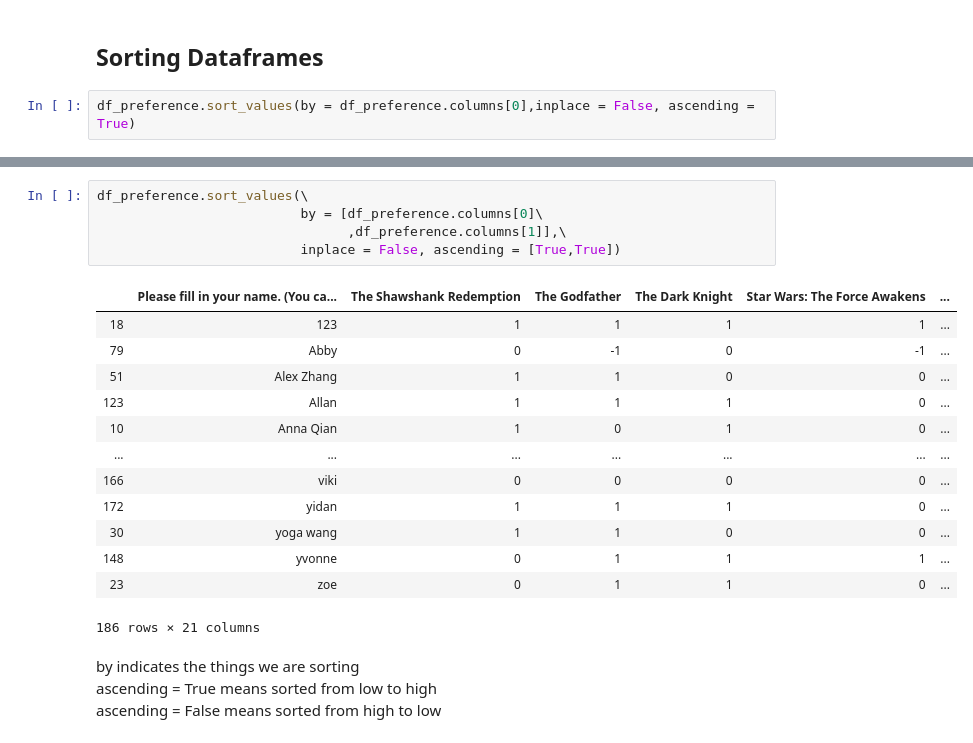
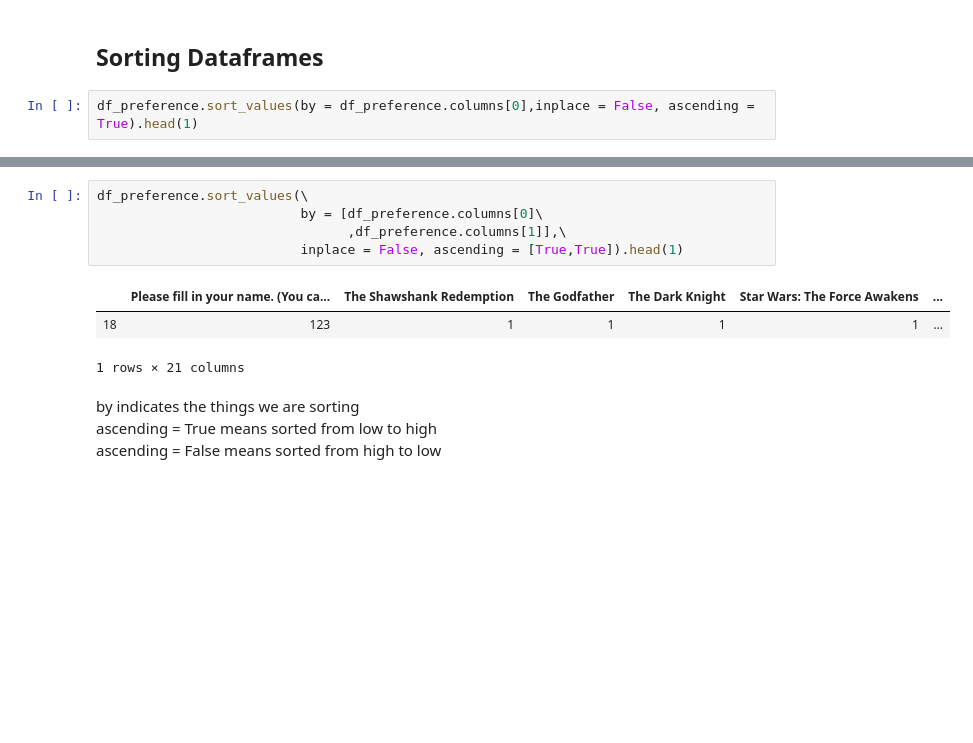
Before and after one commit to Lionel-Guo/Python, a Jupyter notebook: intro_to_python_notebook.ipynb, the cells around one changed output, grey strips where cells are left out. Drawn from its saved outputs; the diff is of its cells as text; blank space fills up the shorter version.

```diff
--- a/intro_to_python_notebook.ipynb
+++ b/intro_to_python_notebook.ipynb
@@ -1548,7 +1482,7 @@ use the list to tell which columns or rows are needed to be dropped.
 # %% [markdown]
 ## Sorting Dataframes
 # %%
-df_preference.sort_values(by = df_preference.columns[0],inplace = False, ascending = True)
+df_preference.sort_values(by = df_preference.columns[0],inplace = False, ascending = True).head(1)
 # %% [output]
 |  | Please fill in your name. (You ca... | The Shawshank Redemption | The Godfather | The Dark Knight | Star Wars: The Force Awakens | ... |
 | 18 | 123 | 1 | 1 | 1 | 1 | ... |
@@ -1566,22 +1490,12 @@ df_preference.sort_values(by = df_preference.columns[0],inplace = False, ascendi
 # %%
 df_preference.sort_values(\
                           by = [df_preference.columns[0]\
                                 ,df_preference.columns[1]],\
-                          inplace = False, ascending = [True,True])
+                          inplace = False, ascending = [True,True]).head(1)
 # %% [output]
 |  | Please fill in your name. (You ca... | The Shawshank Redemption | The Godfather | The Dark Knight | Star Wars: The Force Awakens | ... |
 | 18 | 123 | 1 | 1 | 1 | 1 | ... |
-| 79 | Abby | 0 | -1 | 0 | -1 | ... |
-| 51 | Alex Zhang | 1 | 1 | 0 | 0 | ... |
-| 123 | Allan | 1 | 1 | 1 | 0 | ... |
-| 10 | Anna Qian | 1 | 0 | 1 | 0 | ... |
-| ... | ... | ... | ... | ... | ... | ... |
-| 166 | viki | 0 | 0 | 0 | 0 | ... |
-| 172 | yidan | 1 | 1 | 1 | 0 | ... |
-| 30 | yoga wang | 1 | 1 | 0 | 0 | ... |
-| 148 | yvonne | 0 | 1 | 1 | 1 | ... |
-| 23 | zoe | 0 | 1 | 1 | 0 | ... |
-186 rows × 21 columns
+1 rows × 21 columns
 # %% [markdown]
 by indicates the things we are sorting\
 ascending = True means sorted from low to high\
```
Also changed, not shown: parts of 27 cells of this notebook.
